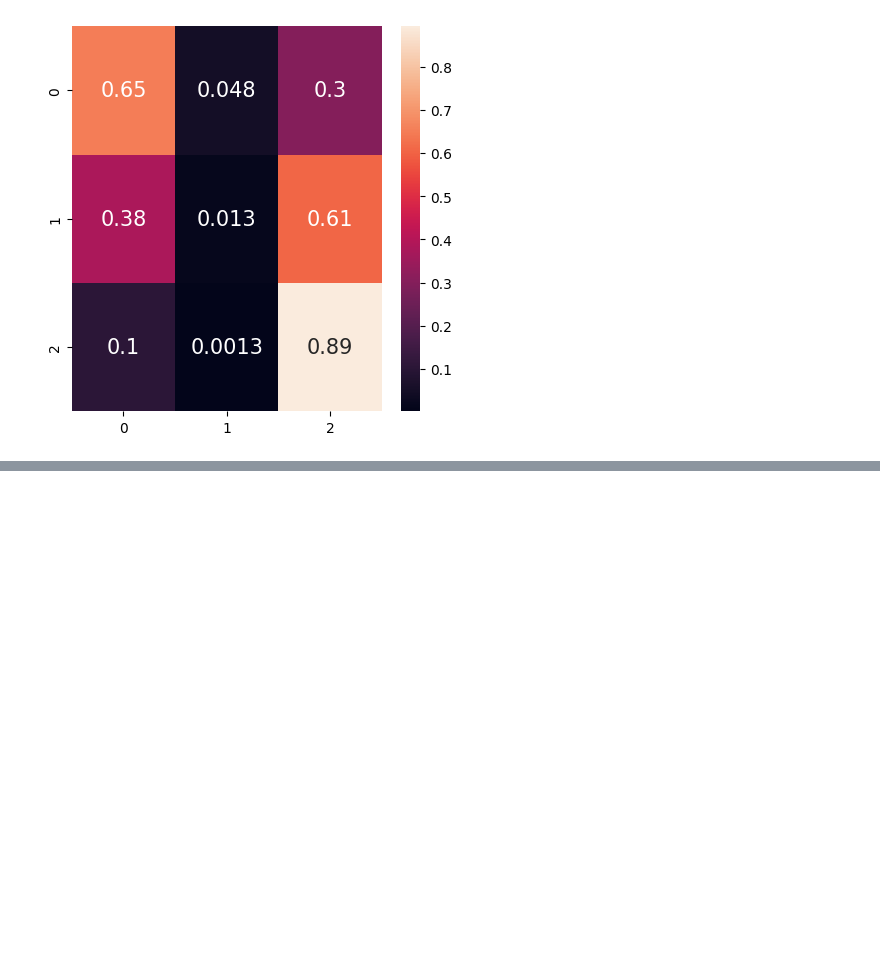
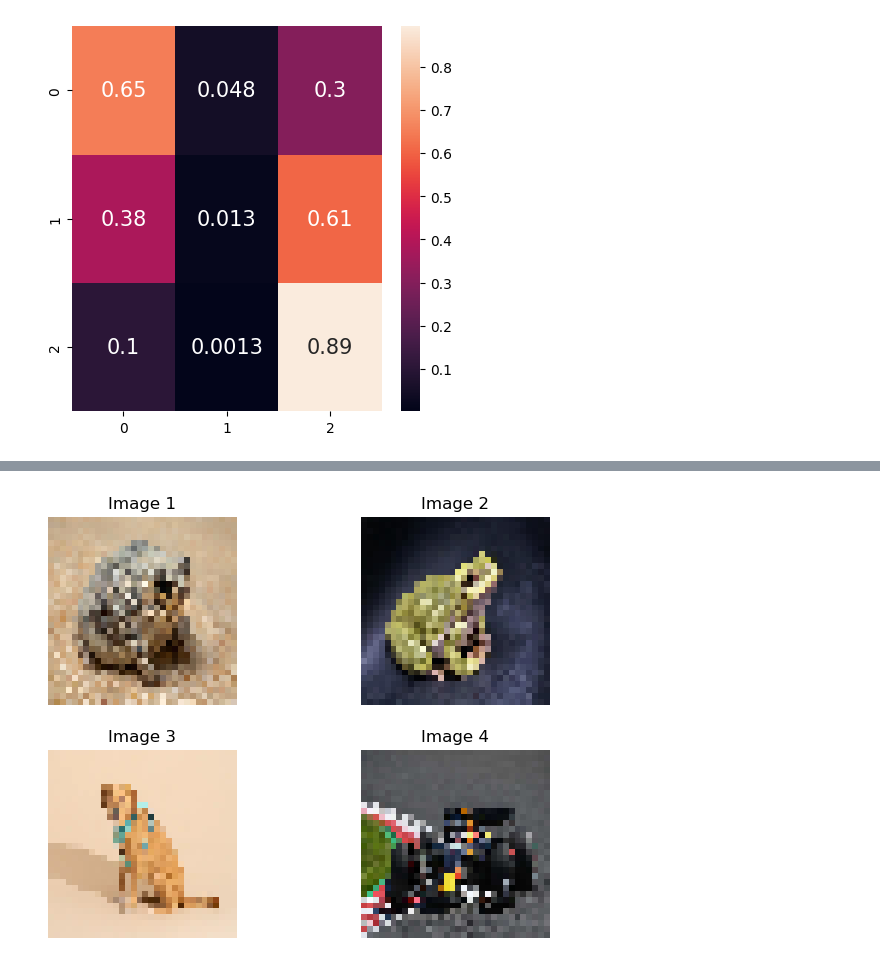
Before and after one commit to ellrub/Info284, a Jupyter notebook: groupExam.2025.ipynb, the cells around one changed output, grey strips where cells are left out. Drawn from its saved outputs; the diff is of its cells as text; code cells hidden in the pictures; blank space fills up the shorter version.

```diff
--- a/groupExam.2025.ipynb
+++ b/groupExam.2025.ipynb
@@ -1164,0 +1106,33 @@ for num in range(len(images_for_model)):
+# %%
+# Showing the pictures we are using to test the models
+images = []
+
+img_1 = tf.keras.utils.load_img('./media/frog_6.jpg', target_size=(32, 32))
+img_2 = tf.keras.utils.load_img('./media/frog_4.jpg', target_size=(32, 32))
+img_3 = tf.keras.utils.load_img('./media/dog_2.jpg', target_size=(32, 32))
+img_4 = tf.keras.utils.load_img('./media/f1.jpg', target_size=(32, 32))
+
+images.append(img_1)
+images.append(img_2)
+images.append(img_3)
+images.append(img_4)
+
+fig, ax = plt.subplots(2, 2)
+fig.tight_layout()
+ax = ax.flatten()
+
+images_for_model = []
+num = 1
+
+for img, ax in zip(images, ax):
+    img_array = tf.keras.utils.img_to_array(img)
+    img_array = np.array(img_array) / 255.0 # Normalize
+    images_for_model.append(img_array)
+    ax.imshow(img_array)
+    ax.set_title(f'Image {num}')
+    ax.axis('off')
+    num += 1
+
+plt.show()
+# %% [output]
+[figure, added]
```
Also changed, not shown: parts of 35 cells of this notebook, 3 other files.
